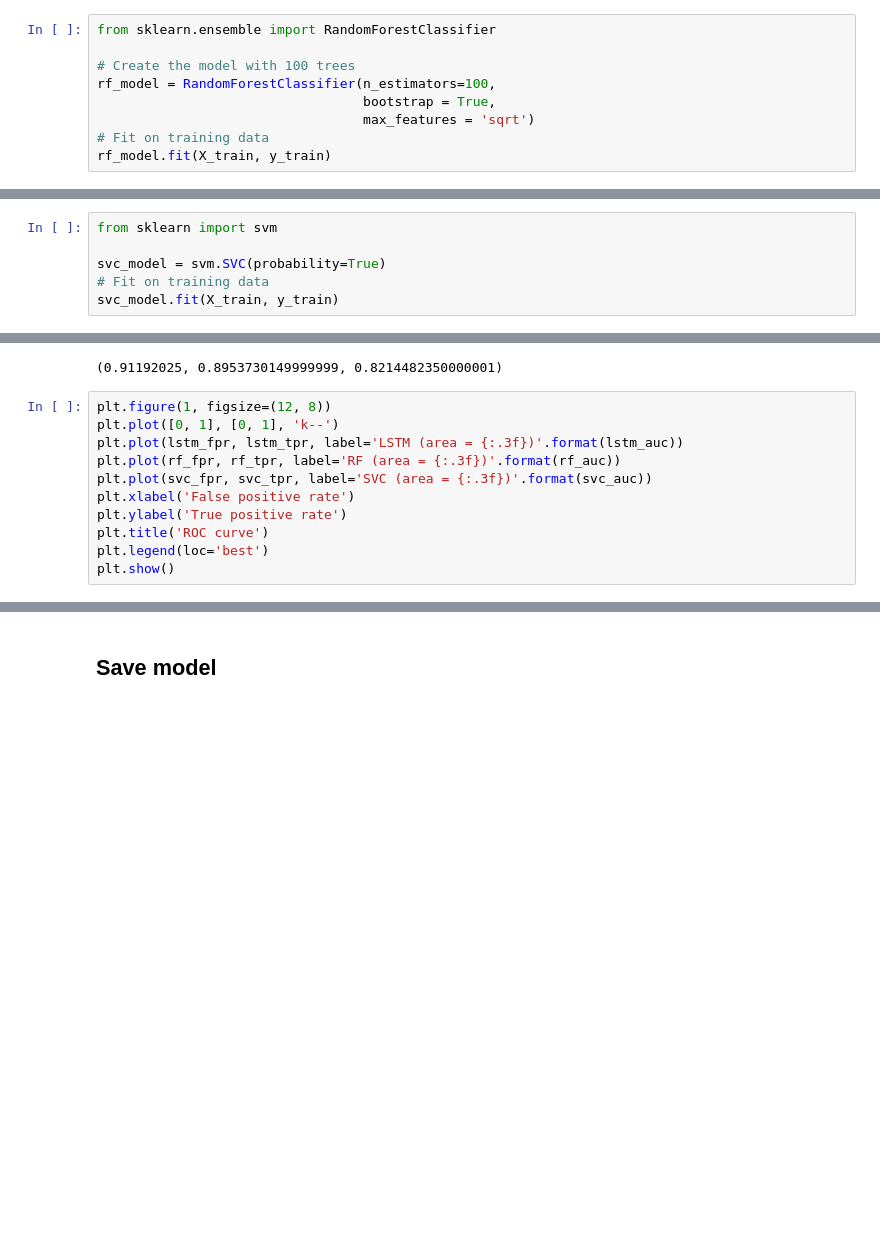
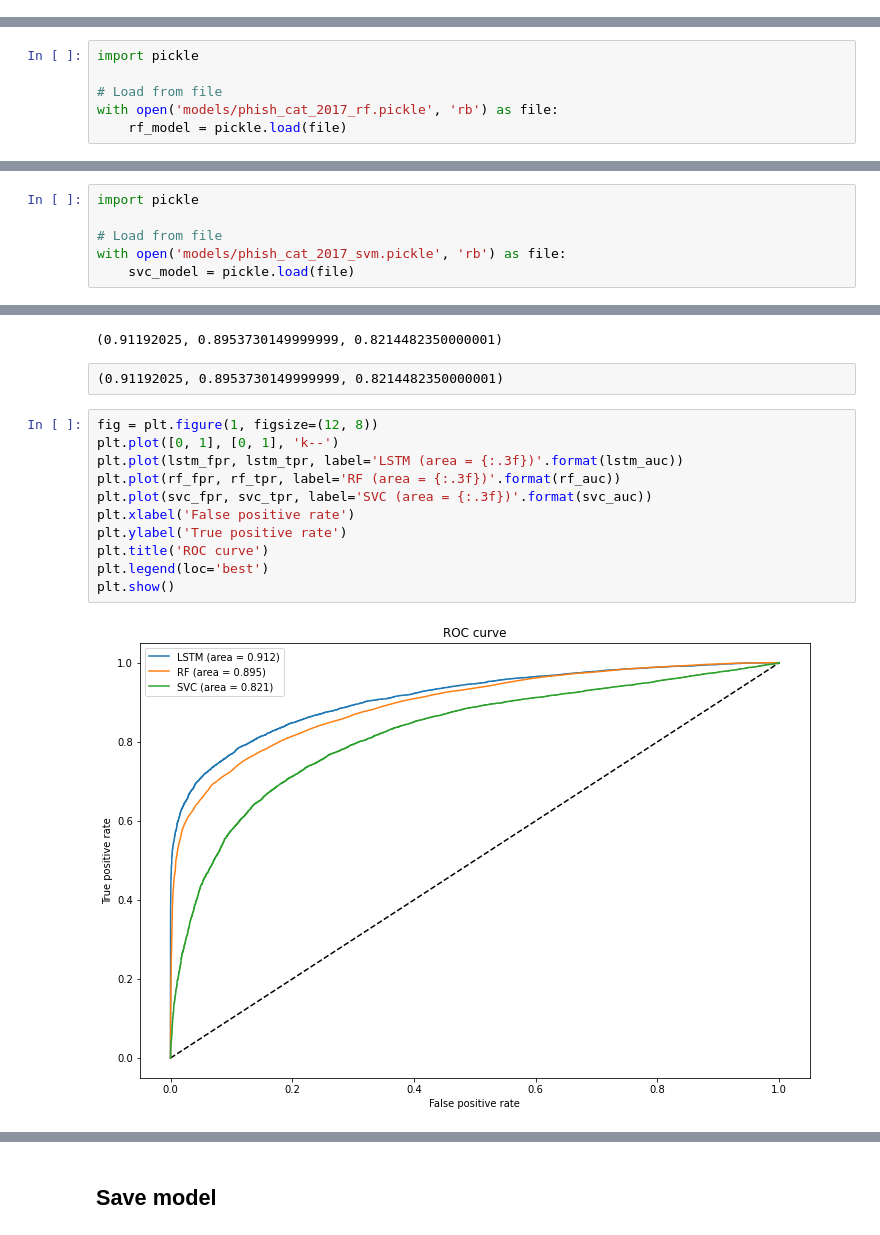
Before and after one commit to themains/pydomains, a Jupyter notebook: pydomains/models/phish_pred_2017_lstm_rf_svc.ipynb, the cells around one changed output, grey strips where cells are left out. Cells and saved outputs as stored; diff of their text form; blank space fills up the shorter version.

```diff
--- a/pydomains/models/phish_pred_2017_lstm_rf_svc.ipynb
+++ b/pydomains/models/phish_pred_2017_lstm_rf_svc.ipynb
@@ -284,11 +270,2 @@ weighted avg       0.84      0.84      0.84     20000
 # %% [markdown]
 ## Train a Random Forest Model
-# %%
-from sklearn.ensemble import RandomForestClassifier
-
-# Create the model with 100 trees
-rf_model = RandomForestClassifier(n_estimators=100,
-                                  bootstrap = True,
-                                  max_features = 'sqrt')
-# Fit on training data
-rf_model.fit(X_train, y_train)
@@ -304,3 +281,9 @@ RandomForestClassifier(bootstrap=True, ccp_alpha=0.0, class_weight=None,
+# %%
+import pickle
+
+# Load from file
+with open('models/phish_cat_2017_rf.pickle', 'rb') as file:
+    rf_model = pickle.load(file)
 # %%
 # Actual class predictions
 rf_y_pred = rf_model.predict(X_test)
@@ -330,8 +325,2 @@ weighted avg       0.82      0.82      0.81     20000
 # %% [markdown]
 ## Train an SVM Model
-# %%
-from sklearn import svm
-
-svc_model = svm.SVC(probability=True)
-# Fit on training data
-svc_model.fit(X_train, y_train)
@@ -343,3 +333,9 @@ SVC(C=1.0, break_ties=False, cache_size=200, class_weight=None, coef0=0.0,
+# %%
+import pickle
+
+# Load from file
+with open('models/phish_cat_2017_svm.pickle', 'rb') as file:
+    svc_model = pickle.load(file)
 # %%
 # Actual class predictions
 svc_y_pred = svc_model.predict(X_test)
@@ -381,14 +389,18 @@ svc_auc = roc_auc_score(y_test, svc_y_probs)
 lstm_auc, rf_auc, svc_auc
 # %% [output]
 (0.91192025, 0.8953730149999999, 0.8214482350000001)
+# %% [raw]
+(0.91192025, 0.8953730149999999, 0.8214482350000001)
 # %%
-plt.figure(1, figsize=(12, 8))
+fig = plt.figure(1, figsize=(12, 8))
 plt.plot([0, 1], [0, 1], 'k--')
 plt.plot(lstm_fpr, lstm_tpr, label='LSTM (area = {:.3f})'.format(lstm_auc))
 plt.plot(rf_fpr, rf_tpr, label='RF (area = {:.3f})'.format(rf_auc))
 plt.plot(svc_fpr, svc_tpr, label='SVC (area = {:.3f})'.format(svc_auc))
 plt.xlabel('False positive rate')
 plt.ylabel('True positive rate')
 plt.title('ROC curve')
 plt.legend(loc='best')
 plt.show()
+# %% [output]
+[figure, added]
```
Also changed, not shown: parts of 20 cells of this notebook, 6 other files.
